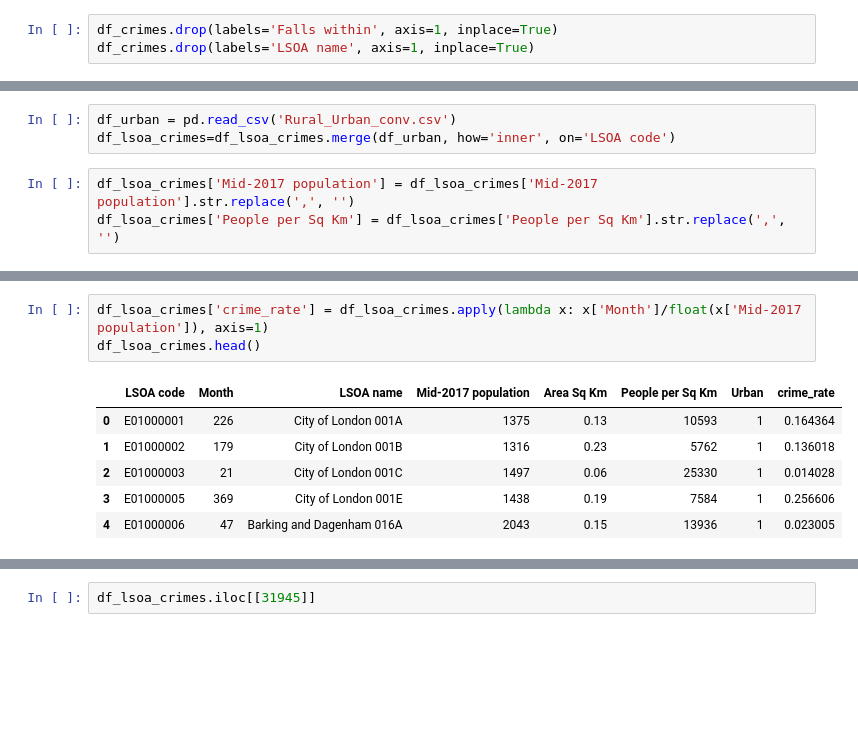
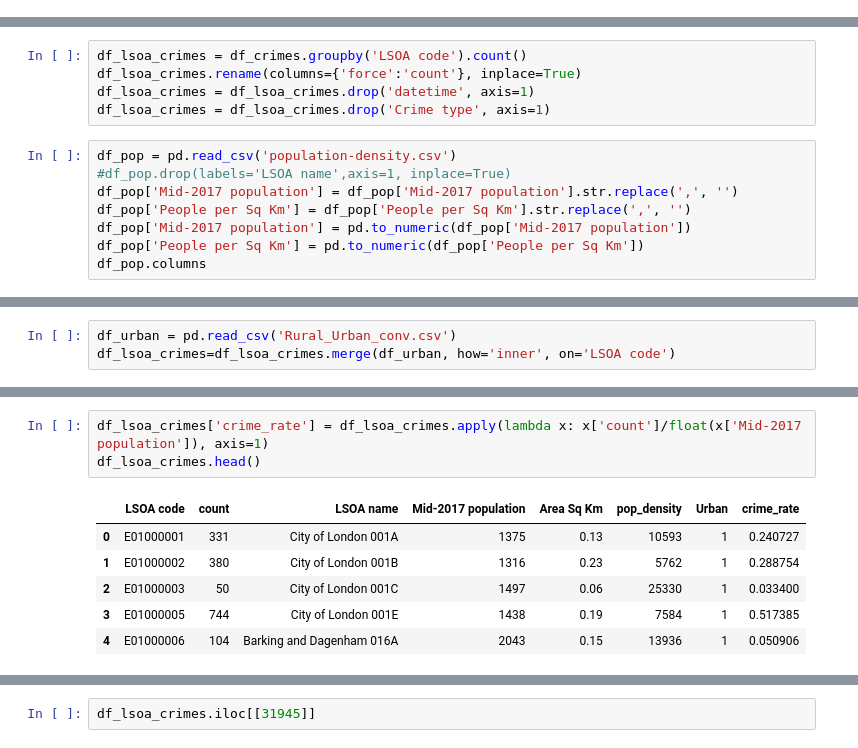
Before and after one commit to ademus4/st-andrews-hackathon-2019, a Jupyter notebook: plots.ipynb, the cells around one changed output, grey strips where cells are left out. Drawn from its saved outputs; the diff is of its cells as text; blank space fills up the shorter version.

```diff
--- a/plots.ipynb
+++ b/plots.ipynb
@@ -15,3 +13,0 @@ Index(['Crime ID', 'Month', 'Reported by', 'Falls within', 'Longitude',
-# %%
-df_crimes.drop(labels='Falls within', axis=1, inplace=True)
-df_crimes.drop(labels='LSOA name', axis=1, inplace=True)
@@ -33,0 +14,13 @@ Index(['LSOA code', 'LSOA name', 'Mid-2017 population', 'Area Sq Km',
+# %%
+df_lsoa_crimes = df_crimes.groupby('LSOA code').count()
+df_lsoa_crimes.rename(columns={'force':'count'}, inplace=True)
+df_lsoa_crimes = df_lsoa_crimes.drop('datetime', axis=1)
+df_lsoa_crimes = df_lsoa_crimes.drop('Crime type', axis=1)
+# %%
+df_pop = pd.read_csv('population-density.csv')
+#df_pop.drop(labels='LSOA name',axis=1, inplace=True)
+df_pop['Mid-2017 population'] = df_pop['Mid-2017 population'].str.replace(',', '')
+df_pop['People per Sq Km'] = df_pop['People per Sq Km'].str.replace(',', '')
+df_pop['Mid-2017 population'] = pd.to_numeric(df_pop['Mid-2017 population'])
+df_pop['People per Sq Km'] = pd.to_numeric(df_pop['People per Sq Km'])
+df_pop.columns
@@ -36,6 +34,3 @@ df_lsoa_crimes = df_lsoa_crimes.merge(df_pop, how='inner', on='LSOA code')
 # %%
 df_urban = pd.read_csv('Rural_Urban_conv.csv')
 df_lsoa_crimes=df_lsoa_crimes.merge(df_urban, how='inner', on='LSOA code')
-# %%
-df_lsoa_crimes['Mid-2017 population'] = df_lsoa_crimes['Mid-2017 population'].str.replace(',', '')
-df_lsoa_crimes['People per Sq Km'] = df_lsoa_crimes['People per Sq Km'].str.replace(',', '')
@@ -42,11 +46,11 @@ df_lsoa_crimes['People per Sq Km'] = df_lsoa_crimes['People per Sq Km'].str.repl
 # %%
-df_lsoa_crimes['crime_rate'] = df_lsoa_crimes.apply(lambda x: x['Month']/float(x['Mid-2017 population']), axis=1)
+df_lsoa_crimes['crime_rate'] = df_lsoa_crimes.apply(lambda x: x['count']/float(x['Mid-2017 population']), axis=1)
 df_lsoa_crimes.head()
 # %% [output]
-|  | LSOA code | Month | LSOA name | Mid-2017 population | Area Sq Km | People per Sq Km | Urban | crime_rate |
-| 0 | E01000001 | 226 | City of London 001A | 1375 | 0.13 | 10593 | 1 | 0.164364 |
-| 1 | E01000002 | 179 | City of London 001B | 1316 | 0.23 | 5762 | 1 | 0.136018 |
-| 2 | E01000003 | 21 | City of London 001C | 1497 | 0.06 | 25330 | 1 | 0.014028 |
-| 3 | E01000005 | 369 | City of London 001E | 1438 | 0.19 | 7584 | 1 | 0.256606 |
-| 4 | E01000006 | 47 | Barking and Dagenham 016A | 2043 | 0.15 | 13936 | 1 | 0.023005 |
+|  | LSOA code | count | LSOA name | Mid-2017 population | Area Sq Km | pop_density | Urban | crime_rate |
+| 0 | E01000001 | 331 | City of London 001A | 1375 | 0.13 | 10593 | 1 | 0.240727 |
+| 1 | E01000002 | 380 | City of London 001B | 1316 | 0.23 | 5762 | 1 | 0.288754 |
+| 2 | E01000003 | 50 | City of London 001C | 1497 | 0.06 | 25330 | 1 | 0.033400 |
+| 3 | E01000005 | 744 | City of London 001E | 1438 | 0.19 | 7584 | 1 | 0.517385 |
+| 4 | E01000006 | 104 | Barking and Dagenham 016A | 2043 | 0.15 | 13936 | 1 | 0.050906 |
 # %%
```
Also changed, not shown: parts of 11 cells of this notebook.
